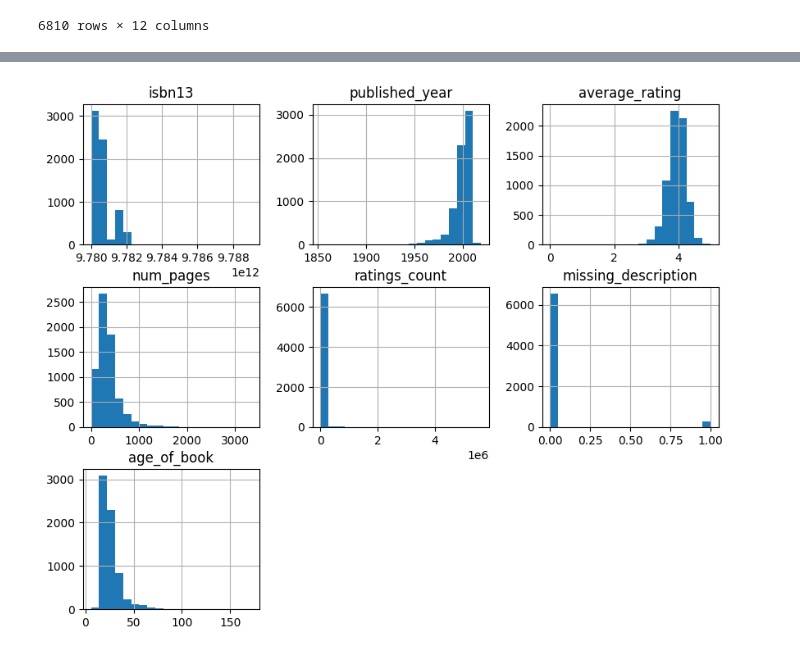
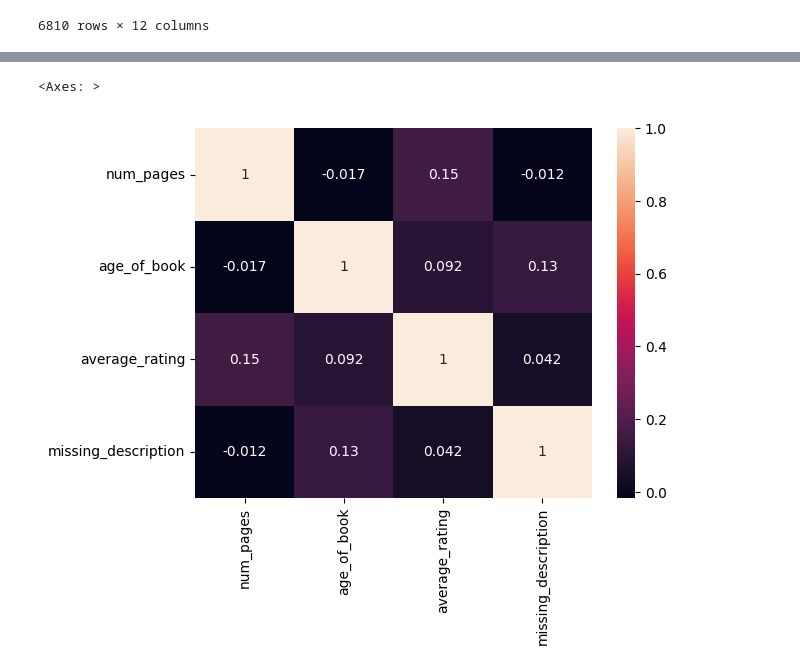
Before and after one commit to Kavinchandar/book_recommendation_LLM, a Jupyter notebook: data-exploration.ipynb, the cells around one changed output, grey strips where cells are left out. Cells and saved outputs as stored; diff of their text form; code cells hidden in the pictures.

```diff
--- a/data-exploration.ipynb
+++ b/data-exploration.ipynb
@@ -47,12 +44,12 @@ import numpy as np
 #adding new columns
 books['missing_description'] = np.where(books['description'].isna(), 1, 0)
 books['age_of_book'] = 2025 - books['published_year']
-# %%
-import matplotlib.pyplot as plt
-import seaborn as sns
-
-# Histogram for numerical data
-books.hist(figsize=(10, 8), bins=20)
-plt.show()
-# %% [output]
-[figure, removed]
+# %%
+columns_of_interest = ["num_pages", "age_of_book", "average_rating", "missing_description"]
+
+correlation_matrix = books[columns_of_interest].corr(method='spearman')
+
+sns.heatmap(correlation_matrix, annot=True)
+# %% [output]
+<Axes: >
+[figure, added]
```
Also changed, not shown: parts of 11 cells of this notebook, 4 other files.
